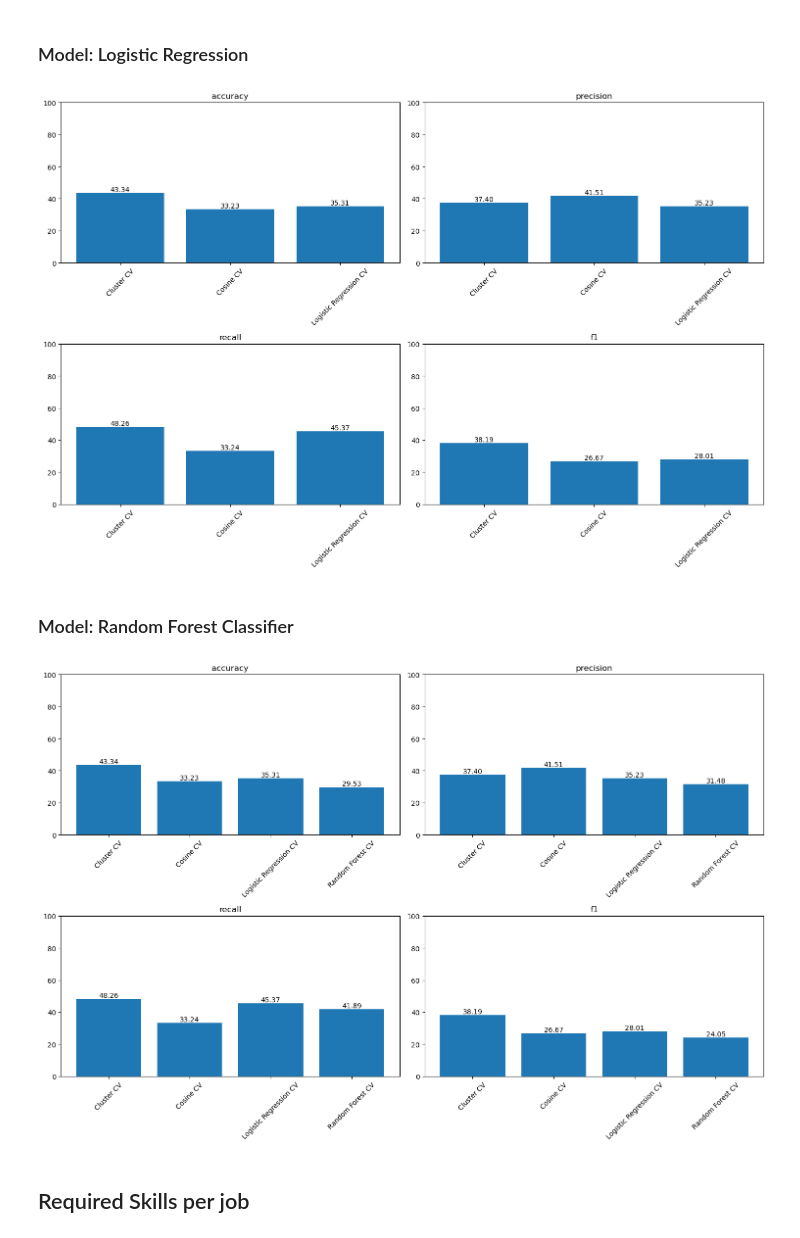
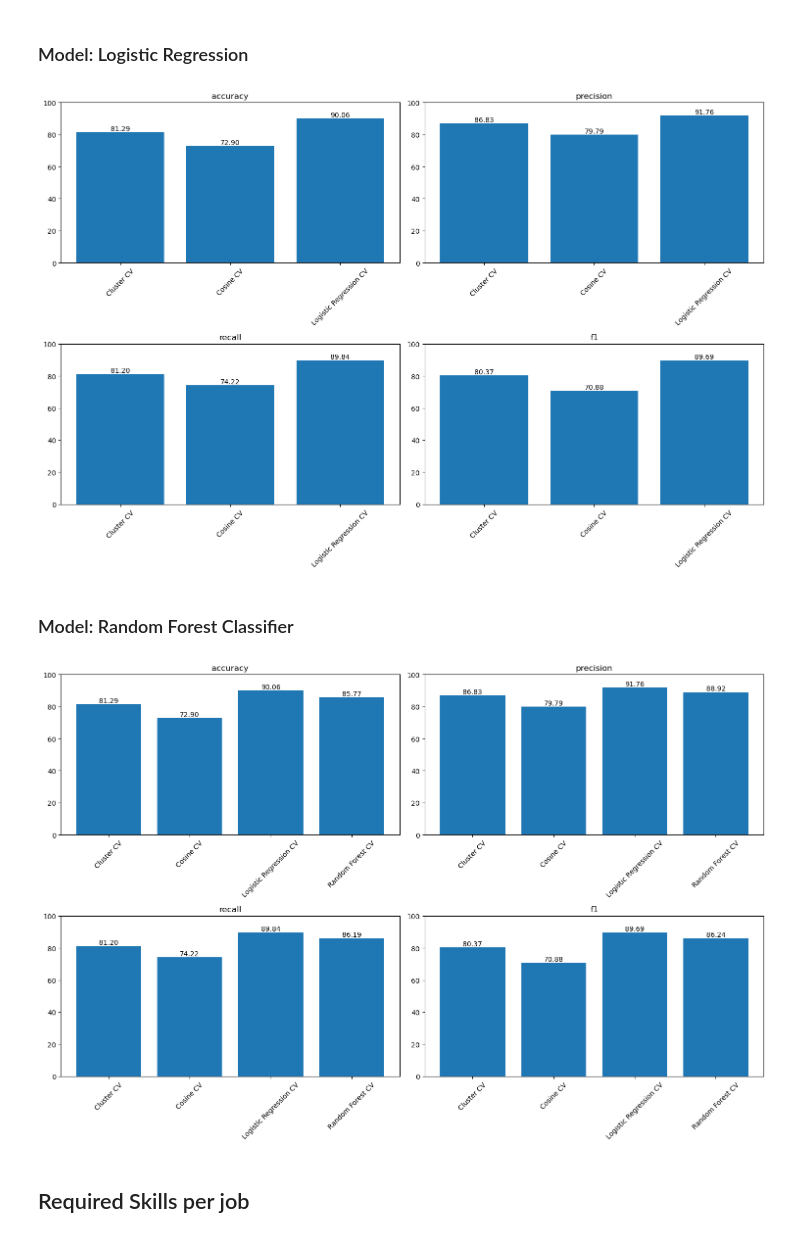
Before and after one commit to ollie-gats/intro_nlp_final_project, a Jupyter notebook: GatlandBoxhoDiGianvito_NLP.ipynb, the cells around one changed output. Cells and saved outputs as stored; diff of their text form; code cells hidden in the pictures.

```diff
--- a/GatlandBoxhoDiGianvito_NLP.ipynb
+++ b/GatlandBoxhoDiGianvito_NLP.ipynb
@@ -1057,9 +1107,9 @@ Fitting a new count vectorizer using job postings. Job postings were used as tho
 # Create document term matrix using CountVectorizer
 pd.set_option('display.max_columns', None)
 cv_final = CountVectorizer(ngram_range = (1,2), min_df=0.075, max_df=0.40)
-cv_final.fit(df_new['extracted_text_skills']) # TODO: Try with 'cleaned_text_skills'
+cv_final.fit(df_jobs['cleaned_text_skills']) # TODO: Try with other 'corpuses'
 
-X_jobs = cv_final.transform(df_new['extracted_text_skills'])
+X_jobs = cv_final.transform(df_jobs['cleaned_text_skills'])
 vectorized_jobs=X_jobs.todense()
 print("JOB- Document term matrix has size:", vectorized_jobs.shape)
 X_resumes = cv_final.transform(df_resume['cleaned_resume_skills'])
@@ -1153,11 +1203,11 @@ result_df = pd.DataFrame(columns=columns)
 # Iterate through each resume in df_new and extract the top 10 job titles
 for resume_id, matches in matching_dictionary.items():
     job_ids = list(matches.keys())
-    job_titles = df_new.loc[df_new['id'].isin(job_ids), 'cleaned_job_title'].tolist()
+    job_titles = df_jobs.loc[df_jobs['id'].isin(job_ids), 'Job_Title_Searched'].tolist()
     result_df.loc[resume_id] = job_titles
 
 # Concatenate the result_df with df_new
-result_df = pd.concat([df_resume, result_df], axis=1)
+result_df = pd.concat([df_resume, result_df], axis=1, join='inner')
 
 # Function to find the most common element in a list
 def most_common(lst):
@@ -1168,6 +1218,10 @@ def most_common(lst):
 result_df['pred_cluster_cv'] = result_df.apply(lambda row: most_common(row), axis=1)
 # Display or use result_df as needed
 result_df=result_df.drop(columns=columns, axis = 1)
+
+# Fill NA values with 'Other'
+result_df['pred_cluster_cv'].fillna('Other', inplace=True)
+
 result_df.head()
 # %% [output]
 |  | index | Category | Resume | cleaned_resume | Experience | Skills | Education | id | hard_skills | ... |
@@ -1195,11 +1249,11 @@ average_similarity_dictionary = {}
 
 # Iterate through each resume and find the similarity scores for each cluster
 for resume_id, resume_vector in enumerate(vectorized_resumes):
-    cluster_similarities = {cluster: [] for cluster in df_new['cleaned_job_title'].unique()}
+    cluster_similarities = {cluster: [] for cluster in df_jobs['Job_Title_Searched'].unique()}
 
     for job_id, job_vector in enumerate(vectorized_jobs):
         similarity = float(cosine_similarity(resume_vector, job_vector))
-        cluster = df_new.loc[df_new['id'] == job_id, 'cleaned_job_title'].iloc[0]
+        cluster = df_jobs.loc[df_jobs['id'] == job_id, 'Job_Title_Searched'].iloc[0]
         cluster_similarities[cluster].append(similarity)
 
     # Store the similarity scores in the dictionary
@@ -1259,44 +1313,44 @@ cv = StratifiedKFold(n_splits=5, shuffle=True, random_state=42)
 grid_search = GridSearchCV(pipeline, param_grid, cv=cv, n_jobs=-1)
 
 # Fit the grid search to the data
-grid_search.fit(df_new['extracted_text_skills'], df_new['cleaned_job_title'])
+grid_search.fit(df_jobs['cleaned_text_skills'], df_jobs['Job_Title_Searched'])
 
 y_pred = grid_search.predict(df_resume['cleaned_resume_skills'])
 
 metrics_2.run(df_resume['Category'], y_pred, 'Logistic Regression CV')
 metrics_2.plot()
 # %% [output]
-[figure, old version]
+[figure, new version]
 # %% [markdown]
 ### Model: Random Forest Classifier
 # %%
 param_grid = {
     'tfidf__min_df': [0.05],
     'tfidf__max_df': [0.5, 0.7],
     'tfidf__ngram_range': [(1, 2)],
 
     'rfc__n_estimators': [100],
     'rfc__max_depth': [20, None],
     'rfc__min_samples_split': [5],
 }
 
 pipeline = Pipeline([
     ('tfidf', TfidfVectorizer()),
     ('rfc', RandomForestClassifier(random_state=42))
 ])
 
 # Create a GridSearchCV object
 grid_search = GridSearchCV(pipeline, param_grid, cv=cv, n_jobs=-1)
 
 # Fit the grid search to the data
-grid_search.fit(df_new['extracted_text_skills'], df_new['cleaned_job_title'])
+grid_search.fit(df_jobs['cleaned_text_skills'], df_jobs['Job_Title_Searched'])
 
 y_pred = grid_search.predict(df_resume['cleaned_resume_skills'])
 
 metrics_2.run(df_resume['Category'], y_pred, 'Random Forest CV')
 metrics_2.plot()
 # %% [output]
-[figure, old version]
+[figure, new version]
 # %% [markdown]
 ## Required Skills per job
 # %%
```
Also changed, not shown: parts of 69 cells of this notebook, 2 other files.
